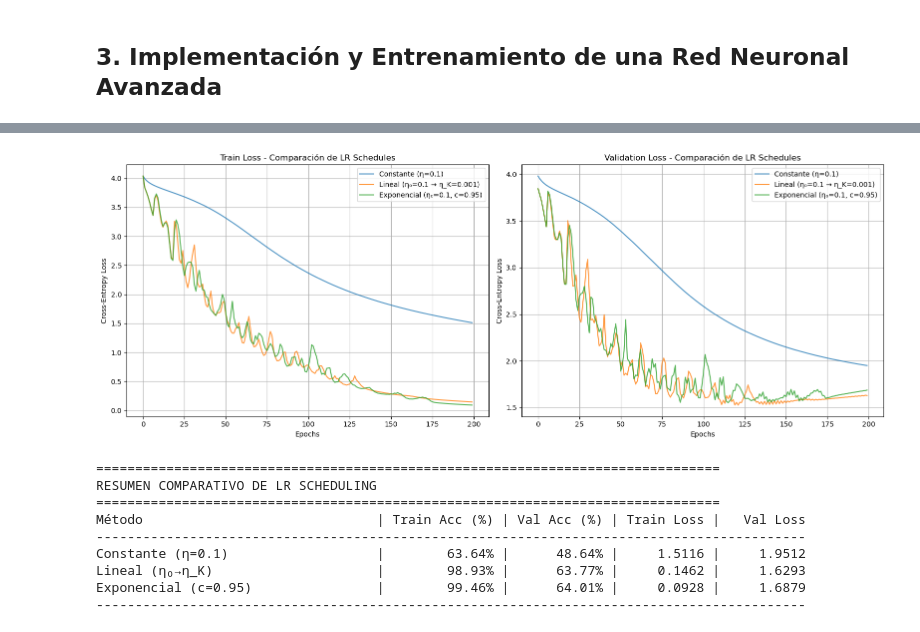
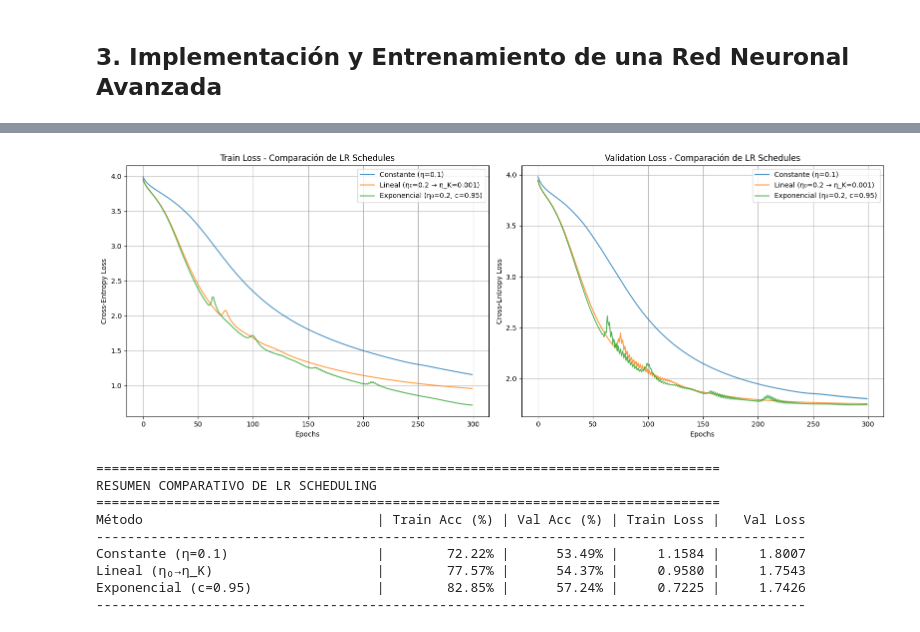
Before and after one commit to Santicar575/TP3_ML_Redes_Neuronales, a Jupyter notebook: notebooks/Entrega_TP3.ipynb, the cells around one changed output, grey strips where cells are left out. Cells and saved outputs as stored; diff of their text form; code cells hidden in the pictures.

```diff
--- a/notebooks/Entrega_TP3.ipynb
+++ b/notebooks/Entrega_TP3.ipynb
@@ -155,6 +156,7 @@ A partir de los resultados obtenidos en esta prueba inicial, se verifica el corr
 # %%
 # M0: 2 capas ocultas (128 y 64 nodos).
 n_layers_M0 = 3
+# 784 es la dimension de cada imagen (28x28) y 49 la dimension de la salida (49 clases)
 nodes_per_layer_M0 = [784, 128, 64, 49]
 
 M0 = MLP(n_layers=n_layers_M0, nodes_per_layer=nodes_per_layer_M0, random_seed=RANDOM_SEED)
@@ -170,16 +172,22 @@ y_val_full = np.zeros((num_classes, len(y_val)))
 for i in range(len(y_val)):
     y_val_full[int(y_val[i]), i] = 1
 
+start_time = time.time()
 print("Entrenando M0 con Batch GD sobre todo el dataset...")
+
 # Le paso X_val e y_val para que vaya calculando el error de validation época a época
-train_loss, val_loss = M0.fit(X_train_full, y_train_full,
-                              eta_0=0.1, epochs=200,
+train_loss_M0, val_loss_M0 = M0.fit(X_train_full, y_train_full,
+                              eta_0=0.1, epochs=300,
                               X_val=X_val_full, y_val=y_val_full)
+
+end_time = time.time()
+training_time_M0 = end_time - start_time
+print(f"Tiempo de entrenamiento: {training_time:.2f} segundos.")
 
 # --- Gráfico de evolución de costo ---
 plt.figure(figsize=(10, 6))
-plt.plot(train_loss, label='Train')
-plt.plot(val_loss, label='Validation')
+plt.plot(train_loss_M0, label='Train')
+plt.plot(val_loss_M0, label='Validation')
 plt.title('Evolución de la función de Costo (Cross-Entropy) - Modelo M0')
 plt.xlabel('Epochs')
 plt.ylabel('Loss')
@@ -262,14 +271,19 @@ Al analizar las métricas obtenidas, identifico un claro escenario de overfittin
 M_lineal = MLP(n_layers=3, nodes_per_layer=[784, 128, 64, 49], random_seed=RANDOM_SEED)
 
 print("Entrenando con LR Scheduling LINEAL...")
+start_time = time.time()
 train_loss_lin, val_loss_lin = M_lineal.fit(
     X_train_full, y_train_full,
-    eta_0=1, epochs=200,
+    eta_0=0.2, epochs=300,
     X_val=X_val_full, y_val=y_val_full,
     lr_schedule="lineal",
     K=400,        # epocas hasta llegar a eta_K
-    eta_K=0.01   # learning rate final
+    eta_K=0.001   # learning rate final
 )
+
+end_time = time.time()
+training_time = end_time - start_time
+print(f"Tiempo de entrenamiento: {training_time:.2f} segundos.")
 
 plt.figure(figsize=(10, 6))
 plt.plot(train_loss_lin, label='Train')
@@ -347,14 +362,18 @@ Accuracy promedio: 0.6377 (63.77%)  —  Total muestras: 800
 M_exp = MLP(n_layers=3, nodes_per_layer=[784, 128, 64, 49], random_seed=RANDOM_SEED)
 
 print("Entrenando con LR Scheduling EXPONENCIAL...")
+start_time = time.time()
 train_loss_exp, val_loss_exp = M_exp.fit(
     X_train_full, y_train_full,
-    eta_0=1, epochs=200,
+    eta_0=0.2, epochs=300,
     X_val=X_val_full, y_val=y_val_full,
     lr_schedule="exponencial",
     s=50.0,       # controla la velocidad de decaimiento
     c=0.95        # factor de decaimiento
 )
+end_time = time.time()
+training_time = end_time - start_time
+print(f"Tiempo de entrenamiento: {training_time:.2f} segundos.")
 
 plt.figure(figsize=(10, 6))
 plt.plot(train_loss_exp, label='Train')
@@ -432,9 +452,9 @@ Accuracy promedio: 0.6401 (64.01%)  —  Total muestras: 800
 fig, axes = plt.subplots(1, 2, figsize=(16, 6))
 
 # --- Train Loss ---
-axes[0].plot(train_loss, label='Constante (η=0.1)', alpha=0.8)
-axes[0].plot(train_loss_lin, label='Lineal (η₀=0.1 → η_K=0.001)', alpha=0.8)
-axes[0].plot(train_loss_exp, label='Exponencial (η₀=0.1, c=0.95)', alpha=0.8)
+axes[0].plot(train_loss_M0, label='Constante (η=0.1)', alpha=0.8)
+axes[0].plot(train_loss_lin, label='Lineal (η₀=0.2 → η_K=0.001)', alpha=0.8)
+axes[0].plot(train_loss_exp, label='Exponencial (η₀=0.2, c=0.95)', alpha=0.8)
 axes[0].set_title('Train Loss - Comparación de LR Schedules')
 axes[0].set_xlabel('Epochs')
 axes[0].set_ylabel('Cross-Entropy Loss')
@@ -442,44 +462,44 @@ axes[0].legend()
 axes[0].grid(True)
 
 # --- Validation Loss ---
-axes[1].plot(val_loss, label='Constante (η=0.1)', alpha=0.8)
-axes[1].plot(val_loss_lin, label='Lineal (η₀=0.1 → η_K=0.001)', alpha=0.8)
-axes[1].plot(val_loss_exp, label='Exponencial (η₀=0.1, c=0.95)', alpha=0.8)
+axes[1].plot(val_loss_M0, label='Constante (η=0.1)', alpha=0.8)
+axes[1].plot(val_loss_lin, label='Lineal (η₀=0.2 → η_K=0.001)', alpha=0.8)
+axes[1].plot(val_loss_exp, label='Exponencial (η₀=0.2, c=0.95)', alpha=0.8)
 axes[1].set_title('Validation Loss - Comparación de LR Schedules')
 axes[1].set_xlabel('Epochs')
 axes[1].set_ylabel('Cross-Entropy Loss')
 axes[1].legend()
 axes[1].grid(True)
 
 plt.tight_layout()
 plt.show()
 
 y_pred_M0_train = predict_classes(M0, X_train_full)
 y_pred_M0_val = predict_classes(M0, X_val_full)
 accs_M0_train = accuracy_per_class(y_train, y_pred_M0_train, num_classes)
 accs_M0_val = accuracy_per_class(y_val, y_pred_M0_val, num_classes)
 
 print("\n" + "="*80)
 print("RESUMEN COMPARATIVO DE LR SCHEDULING")
 print("="*80)
 
 header = f"{'Método':<35} | {'Train Acc (%)':>13} | {'Val Acc (%)':>11} | {'Train Loss':>10} | {'Val Loss':>10}"
 sep = "-" * len(header)
 print(header)
 print(sep)
 
-print(f"{'Constante (η=0.1)':<35} | {np.mean(accs_M0_train)*100:>12.2f}% | {np.mean(accs_M0_val)*100:>10.2f}% | {train_loss[-1]:>10.4f} | {val_loss[-1]:>10.4f}")
+print(f"{'Constante (η=0.1)':<35} | {np.mean(accs_M0_train)*100:>12.2f}% | {np.mean(accs_M0_val)*100:>10.2f}% | {train_loss_M0[-1]:>10.4f} | {val_loss_M0[-1]:>10.4f}")
 print(f"{'Lineal (η₀→η_K)':<35} | {np.mean(accs_train_lin)*100:>12.2f}% | {np.mean(accs_val_lin)*100:>10.2f}% | {train_loss_lin[-1]:>10.4f} | {val_loss_lin[-1]:>10.4f}")
 print(f"{'Exponencial (c=0.95)':<35} | {np.mean(accs_train_exp)*100:>12.2f}% | {np.mean(accs_val_exp)*100:>10.2f}% | {train_loss_exp[-1]:>10.4f} | {val_loss_exp[-1]:>10.4f}")
 print(sep)
 # %% [output]
-[figure, old version]
+[figure, new version]
 ================================================================================
 RESUMEN COMPARATIVO DE LR SCHEDULING
 ================================================================================
 Método                              | Train Acc (%) | Val Acc (%) | Train Loss |   Val Loss
 -------------------------------------------------------------------------------------------
-Constante (η=0.1)                   |        63.64% |      48.64% |     1.5116 |     1.9512
-Lineal (η₀→η_K)                     |        98.93% |      63.77% |     0.1462 |     1.6293
-Exponencial (c=0.95)                |        99.46% |      64.01% |     0.0928 |     1.6879
+Constante (η=0.1)                   |        72.22% |      53.49% |     1.1584 |     1.8007
+Lineal (η₀→η_K)                     |        77.57% |      54.37% |     0.9580 |     1.7543
+Exponencial (c=0.95)                |        82.85% |      57.24% |     0.7225 |     1.7426
 -------------------------------------------------------------------------------------------
```
Also changed, not shown: parts of 13 cells of this notebook, 1 other file.
